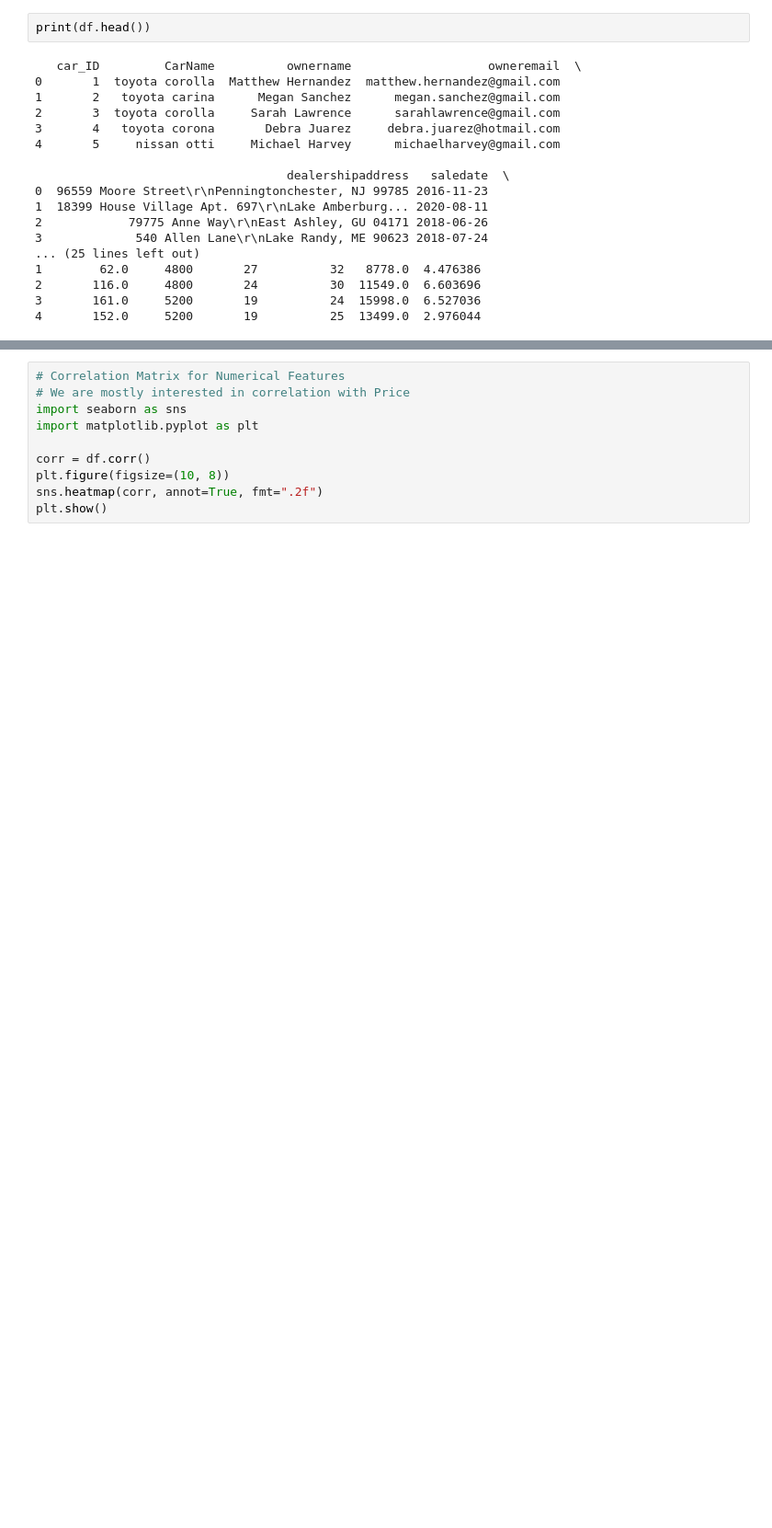
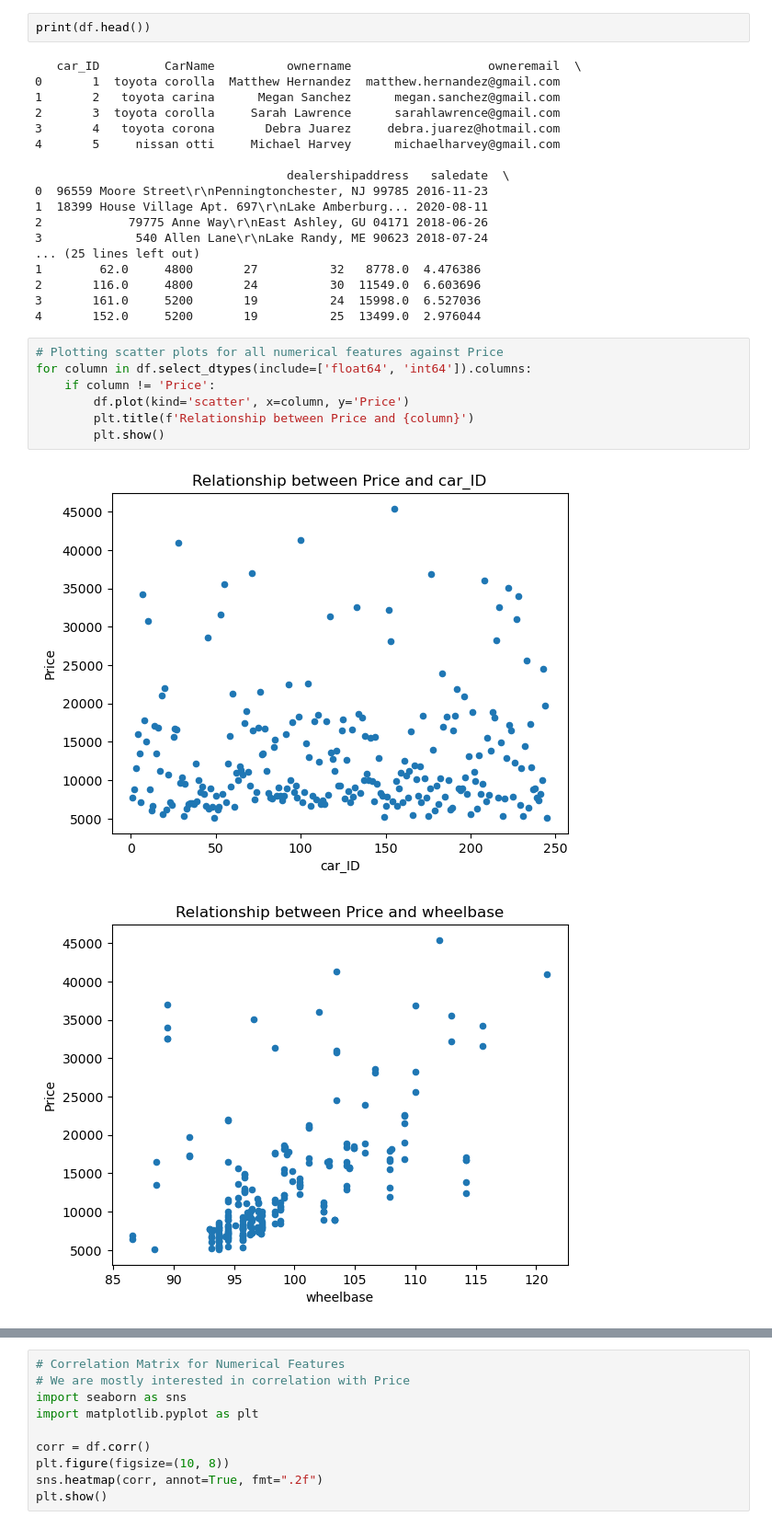
Before and after one commit to dritter321/car_project, a Jupyter notebook: notebooks/EDA.ipynb, the cells around one changed output, grey strips where cells are left out. Shown at 92% size. Cells and saved outputs as stored; diff of their text form; blank space fills up the shorter version.

```diff
--- a/notebooks/EDA.ipynb
+++ b/notebooks/EDA.ipynb
@@ -91,3 +91,13 @@ print(df.head())
 2       116.0     4800       24          30  11549.0  6.603696
 3       161.0     5200       19          24  15998.0  6.527036
 4       152.0     5200       19          25  13499.0  2.976044
+# %%
+# Plotting scatter plots for all numerical features against Price
+for column in df.select_dtypes(include=['float64', 'int64']).columns:
+    if column != 'Price':
+        df.plot(kind='scatter', x=column, y='Price')
+        plt.title(f'Relationship between Price and {column}')
+        plt.show()
+# %% [output]
+[figure, added]
+[figure, added]
```
Also changed, not shown: parts of 1 cell of this notebook, 1 other file.
